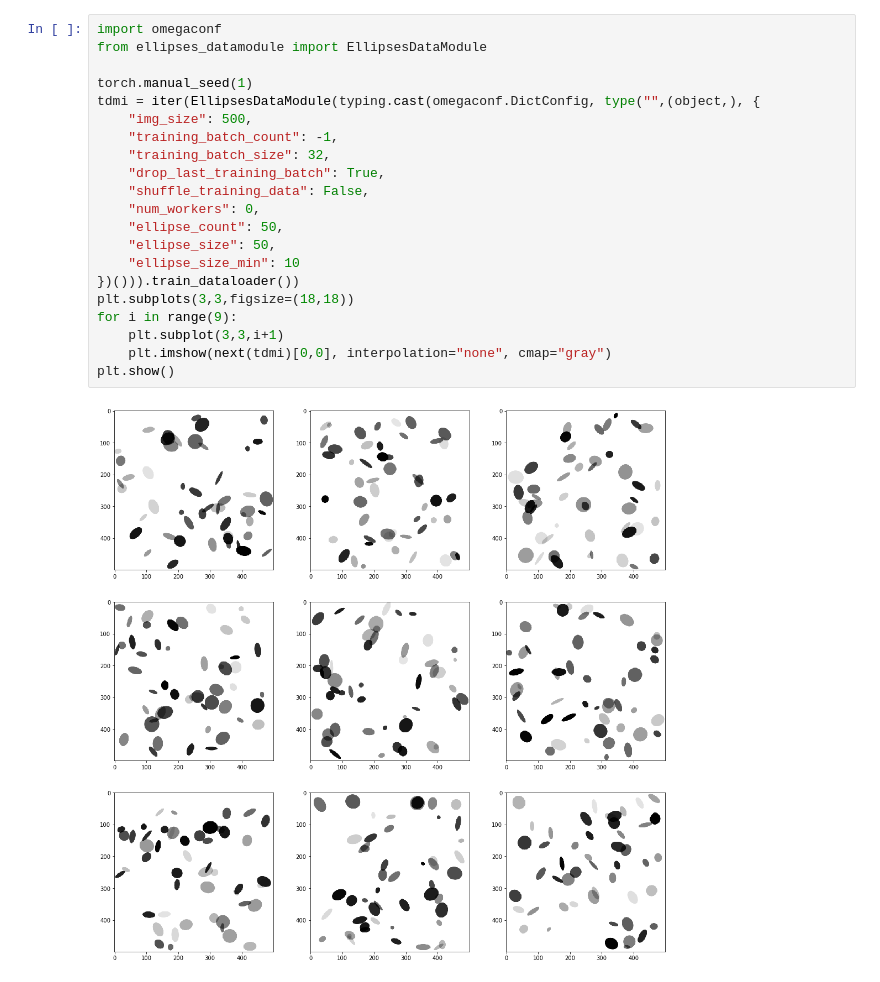
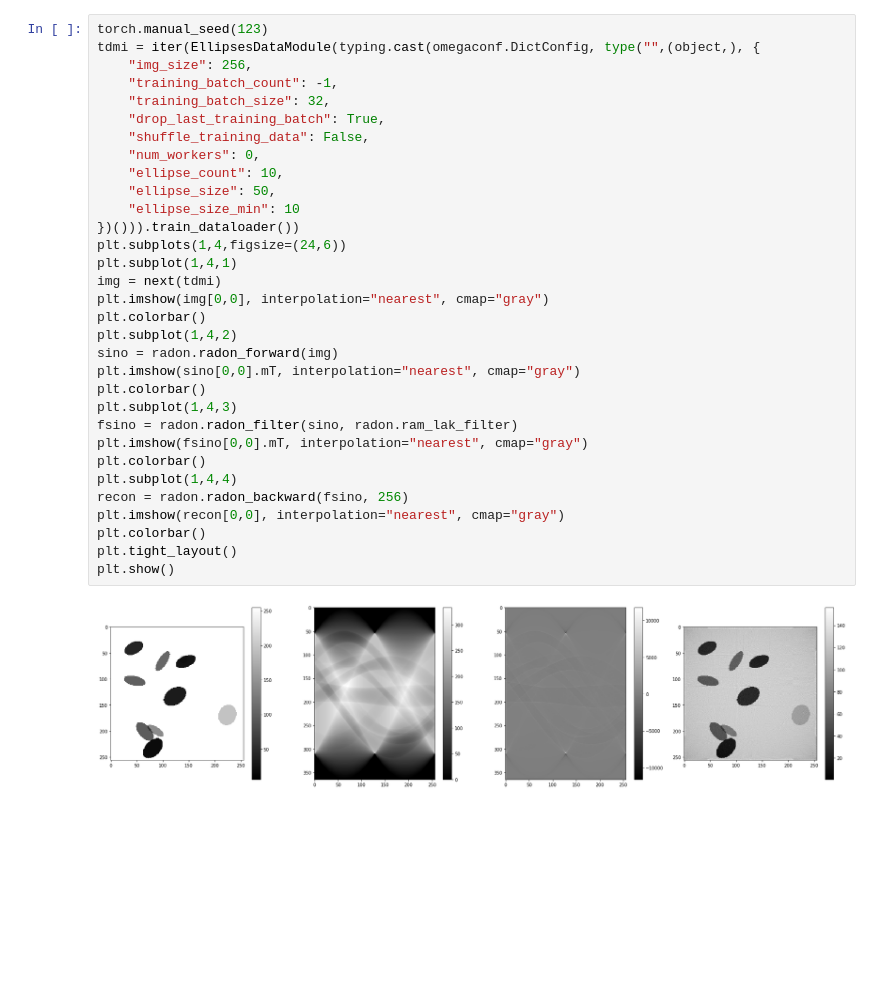
Before and after one commit to AlexanderAuras/LearnedRadonFilters, a Jupyter notebook: ellipses.ipynb, the cells around one changed output. Saved outputs shown, nothing was run; the diff lists cells and outputs as text; blank space fills up the shorter version.

```diff
--- a/ellipses.ipynb
+++ b/ellipses.ipynb
@@ -51,23 +56,34 @@ plt.show()
-# %%
-import omegaconf
-from ellipses_datamodule import EllipsesDataModule
-
-torch.manual_seed(1)
-tdmi = iter(EllipsesDataModule(typing.cast(omegaconf.DictConfig, type("",(object,), {
-    "img_size": 500,
-    "training_batch_count": -1,
-    "training_batch_size": 32,
-    "drop_last_training_batch": True,
-    "shuffle_training_data": False,
-    "num_workers": 0,
-    "ellipse_count": 50,
-    "ellipse_size": 50,
-    "ellipse_size_min": 10
-})())).train_dataloader())
-plt.subplots(3,3,figsize=(18,18))
-for i in range(9):
-    plt.subplot(3,3,i+1)
-    plt.imshow(next(tdmi)[0,0], interpolation="none", cmap="gray")
-plt.show()
-# %% [output]
-[figure, removed]
+# %%
+torch.manual_seed(123)
+tdmi = iter(EllipsesDataModule(typing.cast(omegaconf.DictConfig, type("",(object,), {
+    "img_size": 256,
+    "training_batch_count": -1,
+    "training_batch_size": 32,
+    "drop_last_training_batch": True,
+    "shuffle_training_data": False,
+    "num_workers": 0,
+    "ellipse_count": 10,
+    "ellipse_size": 50,
+    "ellipse_size_min": 10
+})())).train_dataloader())
+plt.subplots(1,4,figsize=(24,6))
+plt.subplot(1,4,1)
+img = next(tdmi)
+plt.imshow(img[0,0], interpolation="nearest", cmap="gray")
+plt.colorbar()
+plt.subplot(1,4,2)
+sino = radon.radon_forward(img)
+plt.imshow(sino[0,0].mT, interpolation="nearest", cmap="gray")
+plt.colorbar()
+plt.subplot(1,4,3)
+fsino = radon.radon_filter(sino, radon.ram_lak_filter)
+plt.imshow(fsino[0,0].mT, interpolation="nearest", cmap="gray")
+plt.colorbar()
+plt.subplot(1,4,4)
+recon = radon.radon_backward(fsino, 256)
+plt.imshow(recon[0,0], interpolation="nearest", cmap="gray")
+plt.colorbar()
+plt.tight_layout()
+plt.show()
+# %% [output]
+[figure, added]
```
Also changed, not shown: parts of 2 cells of this notebook, 1 other file.
